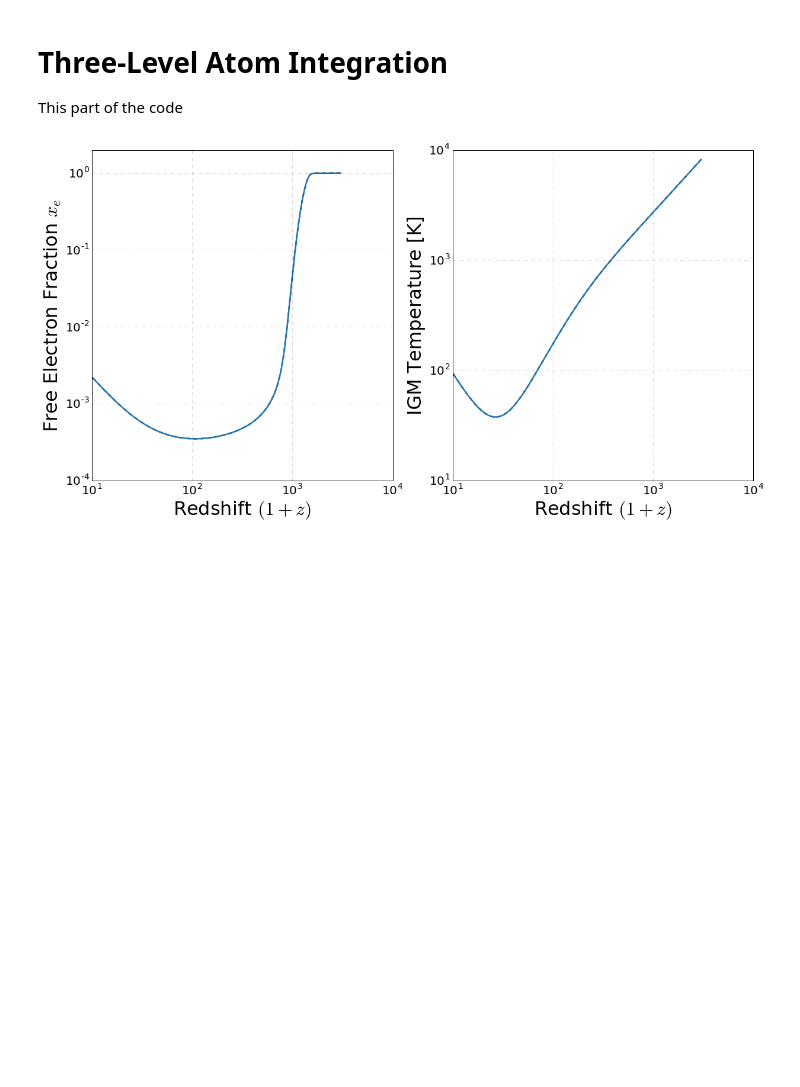
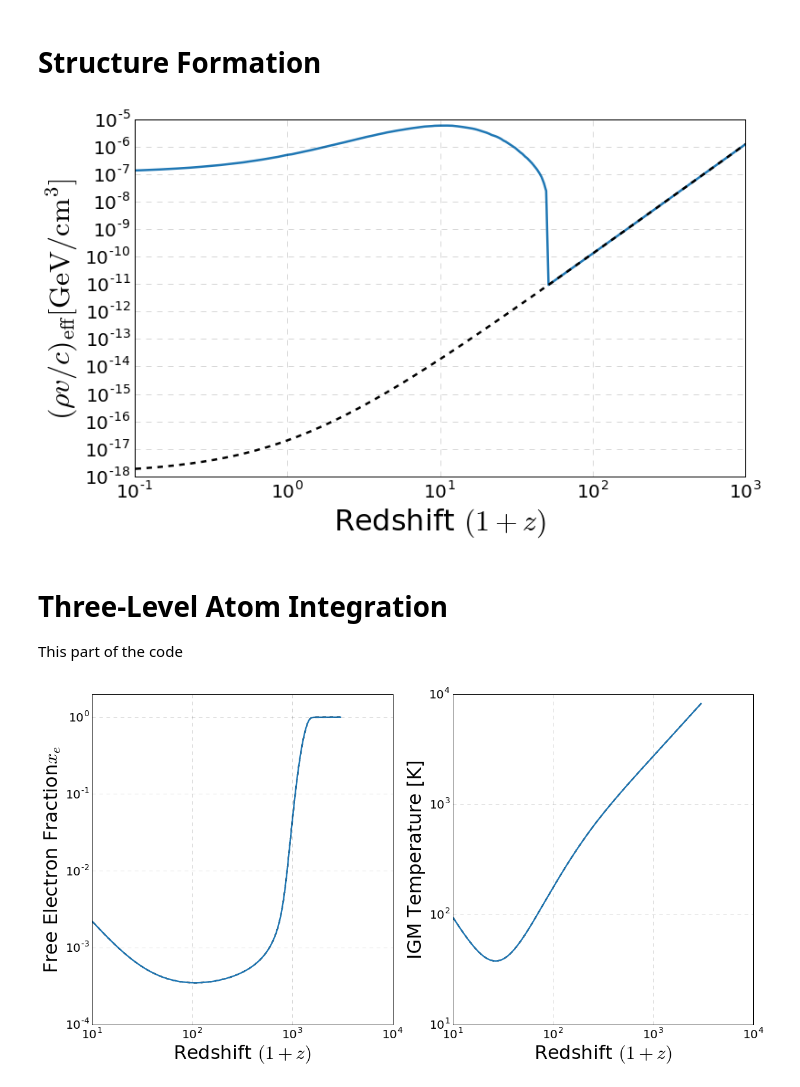
Before and after one commit to LBJ-Wade/dmionhist, a Jupyter notebook: dmionhist.ipynb, the cells around one changed output. Cells and saved outputs as stored; diff of their text form; code cells hidden in the pictures; blank space fills up the shorter version.

Commit message:
Structure formation prescription added.

```diff
--- a/dmionhist.ipynb
+++ b/dmionhist.ipynb
@@ -6,6 +8,30 @@ import matplotlib.pyplot as plt
 %matplotlib inline
 
 plt.style.use('tableau10.mplstyle')
+# %% [markdown]
+# Structure Formation
+# %%
+annChan = 'pWave'
+
+structForm = getstructform(annChan,'rho_eff_Einasto_subs')
+
+rsVec = logspace(0,3, num=200)
+
+if annChan == 'sWave':
+    yLabelPlot = r'$\rho_\mathrm{eff} [\mathrm{GeV/cm}^3]$'
+elif annChan == 'pWave':
+    yLabelPlot = r'$(\rho v/c)_\mathrm{eff} [\mathrm{GeV/cm}^3]$'
+
+plt.figure(1)
+plt.plot(rsVec-1,structForm(rsVec)*1e-9)
+plt.plot(rsVec-1,rhoDM*rsVec**3*1e-9*sigma1DNorm(annChan,rsVec),linestyle='dashed',color='black')
+plt.xlabel('Redshift '+r'$(1+z)$')
+plt.ylabel(yLabelPlot)
+plt.xlim([1e-1,1e3])
+plt.xscale('log')
+plt.yscale('log')
+# %% [output]
+[figure, added]
 # %% [markdown]
 # Three-Level Atom Integration
 
```
Also changed, not shown: parts of 2 cells of this notebook, 8 other files.
